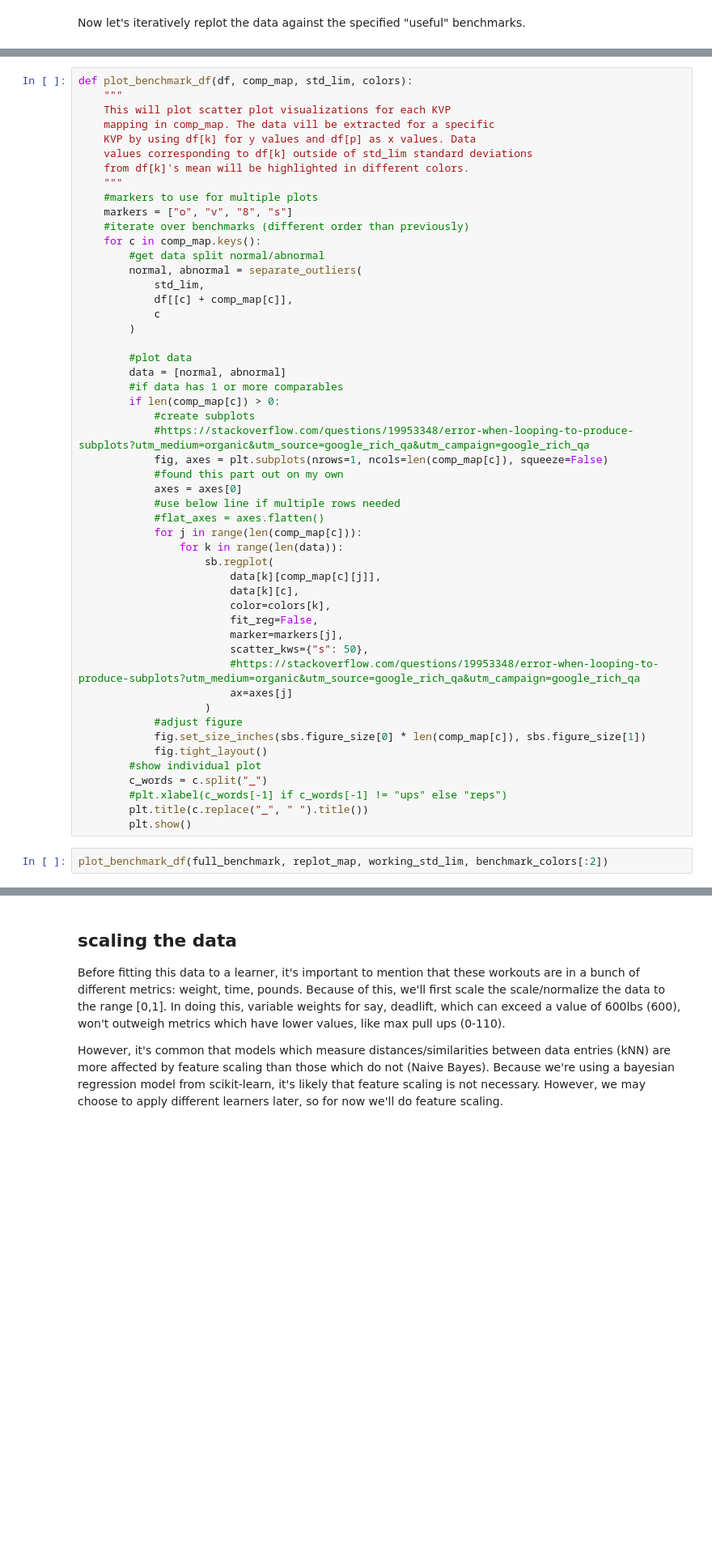
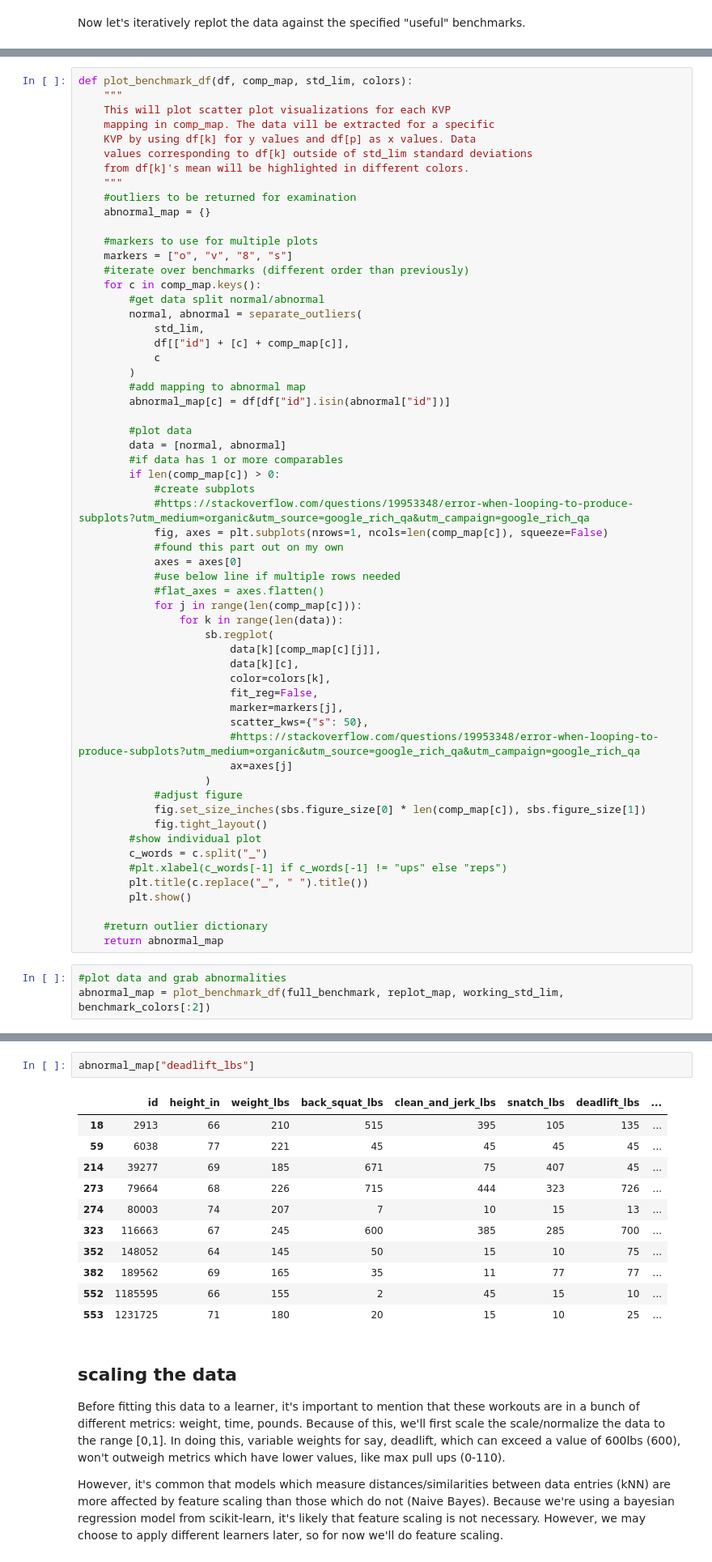
Before and after one commit to zfreedman/crossfit_open_2018, a Jupyter notebook: learning/open_bayesian_regression.ipynb, the cells around one changed output, grey strips where cells are left out. Shown at 81% size. Drawn from its saved outputs; the diff is of its cells as text; blank space fills up the shorter version.

```diff
--- a/learning/open_bayesian_regression.ipynb
+++ b/learning/open_bayesian_regression.ipynb
@@ -365,6 +373,9 @@ def plot_benchmark_df(df, comp_map, std_lim, colors):
     values corresponding to df[k] outside of std_lim standard deviations
     from df[k]'s mean will be highlighted in different colors.
     """
+    #outliers to be returned for examination
+    abnormal_map = {}
+
     #markers to use for multiple plots
     markers = ["o", "v", "8", "s"]
     #iterate over benchmarks (different order than previously)
@@ -372,9 +383,11 @@ def plot_benchmark_df(df, comp_map, std_lim, colors):
         #get data split normal/abnormal
         normal, abnormal = separate_outliers(
             std_lim,
-            df[[c] + comp_map[c]],
+            df[["id"] + [c] + comp_map[c]],
             c
         )
+        #add mapping to abnormal map
+        abnormal_map[c] = df[df["id"].isin(abnormal["id"])]
 
         #plot data
         data = [normal, abnormal]
@@ -407,6 +420,10 @@ def plot_benchmark_df(df, comp_map, std_lim, colors):
         #plt.xlabel(c_words[-1] if c_words[-1] != "ups" else "reps")
         plt.title(c.replace("_", " ").title())
         plt.show()
+
+    #return outlier dictionary
+    return abnormal_map
 # %%
-plot_benchmark_df(full_benchmark, replot_map, working_std_lim, benchmark_colors[:2])
+#plot data and grab abnormalities
+abnormal_map = plot_benchmark_df(full_benchmark, replot_map, working_std_lim, benchmark_colors[:2])
 # %% [output]
@@ -427,3 +543,17 @@ After the data's been replotted versus bodyweight and other comparable benchmark
+# %%
+abnormal_map["deadlift_lbs"]
+# %% [output]
+|  | id | height_in | weight_lbs | back_squat_lbs | clean_and_jerk_lbs | snatch_lbs | deadlift_lbs | ... |
+| 18 | 2913 | 66 | 210 | 515 | 395 | 105 | 135 | ... |
+| 59 | 6038 | 77 | 221 | 45 | 45 | 45 | 45 | ... |
+| 214 | 39277 | 69 | 185 | 671 | 75 | 407 | 45 | ... |
+| 273 | 79664 | 68 | 226 | 715 | 444 | 323 | 726 | ... |
+| 274 | 80003 | 74 | 207 | 7 | 10 | 15 | 13 | ... |
+| 323 | 116663 | 67 | 245 | 600 | 385 | 285 | 700 | ... |
+| 352 | 148052 | 64 | 145 | 50 | 15 | 10 | 75 | ... |
+| 382 | 189562 | 69 | 165 | 35 | 11 | 77 | 77 | ... |
+| 552 | 1185595 | 66 | 155 | 2 | 45 | 15 | 10 | ... |
+| 553 | 1231725 | 71 | 180 | 20 | 15 | 10 | 25 | ... |
 # %% [markdown]
 ## scaling the data
 Before fitting this data to a learner, it's important to mention that these workouts are in a bunch of different metrics: weight, time, pounds. Because of this, we'll first scale the scale/normalize the data to the range [0,1]. In doing this, variable weights for say, deadlift, which can exceed a value of 600lbs (600), won't outweigh metrics which have lower values, like max pull ups (0-110).
```
Also changed, not shown: parts of 22 cells of this notebook.
